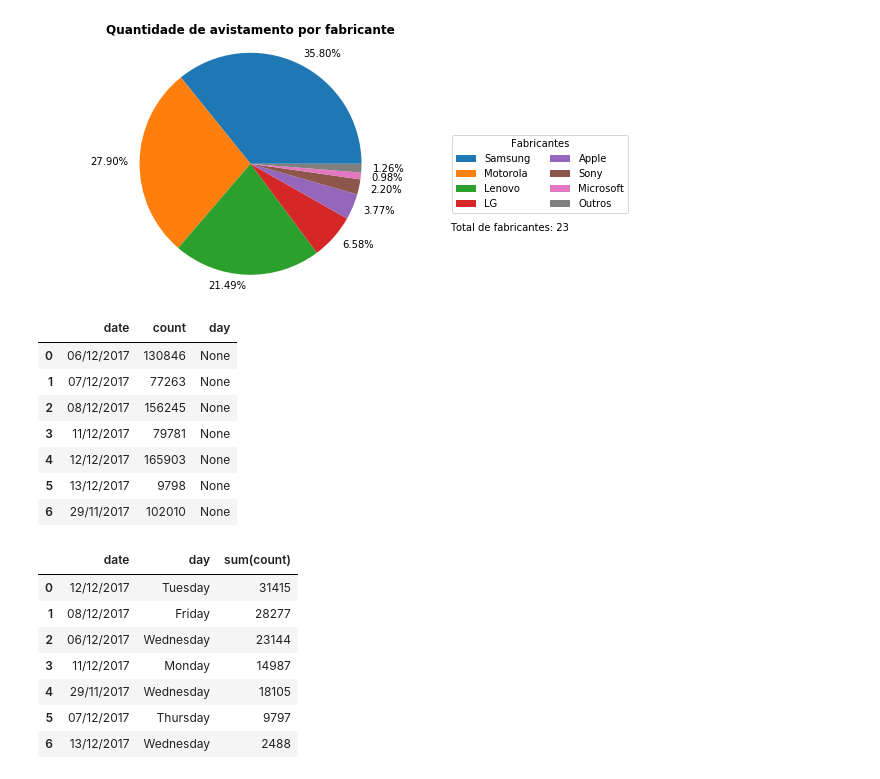
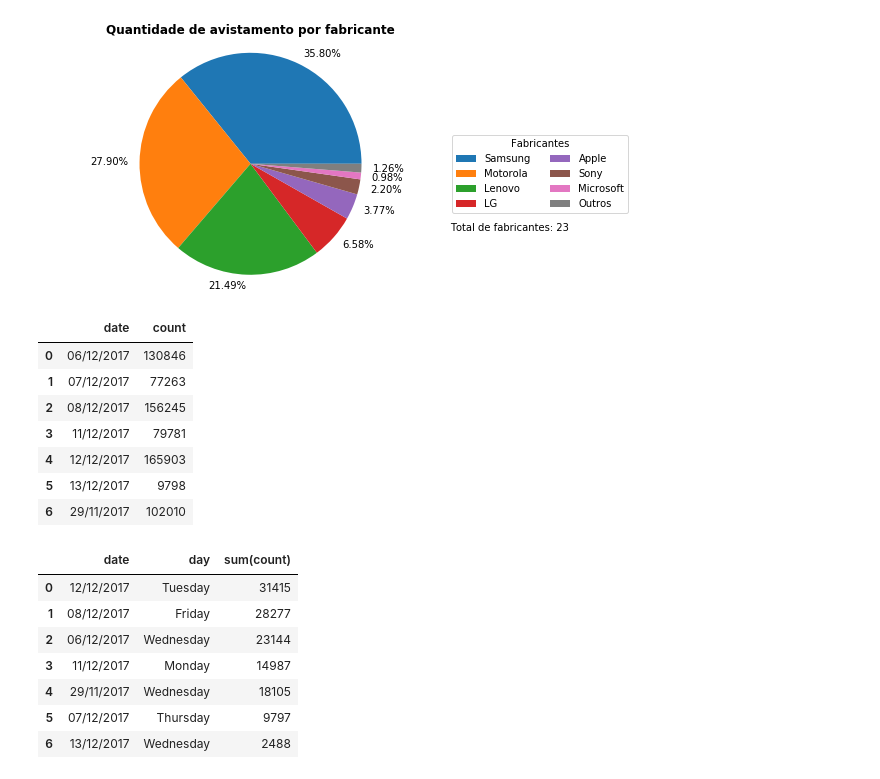
Before and after one commit to hilios/wifi-apc-analysis, a Jupyter notebook: analysis-v2.ipynb, the cells around one changed output. Saved outputs shown, nothing was run; the diff lists cells and outputs as text; code cells hidden in the pictures.

```diff
--- a/analysis-v2.ipynb
+++ b/analysis-v2.ipynb
@@ -99,20 +99,20 @@ plt.tight_layout()
 # %%
 phones_ds = (
     phones
     .withColumn("date", date_format("timestamp", "dd/MM/yyyy"))
     .withColumn("timestamp", to_utc_timestamp(regexp_replace("timestamp", ",", "."), "UTC"))
     .drop("level", "organization", "prefix")
 )
-phones_ds.groupBy("date").count().withColumn("day", date_format("date", "EEEE")).orderBy("date").toPandas()
+phones_ds.groupBy("date").count().orderBy("date").toPandas()
 # %% [output]
-|  | date | count | day |
-| 0 | 06/12/2017 | 130846 | None |
-| 1 | 07/12/2017 | 77263 | None |
-| 2 | 08/12/2017 | 156245 | None |
-| 3 | 11/12/2017 | 79781 | None |
-| 4 | 12/12/2017 | 165903 | None |
-| 5 | 13/12/2017 | 9798 | None |
-| 6 | 29/11/2017 | 102010 | None |
+|  | date | count |
+| 0 | 06/12/2017 | 130846 |
+| 1 | 07/12/2017 | 77263 |
+| 2 | 08/12/2017 | 156245 |
+| 3 | 11/12/2017 | 79781 |
+| 4 | 12/12/2017 | 165903 |
+| 5 | 13/12/2017 | 9798 |
+| 6 | 29/11/2017 | 102010 |
 # %%
 mins = lambda i: i * (60*60)
 
```
Also changed, not shown: parts of 11 cells of this notebook.
